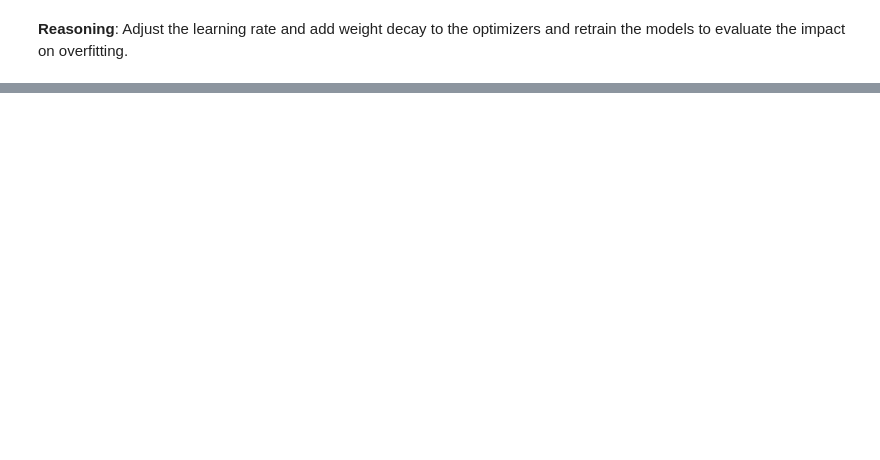
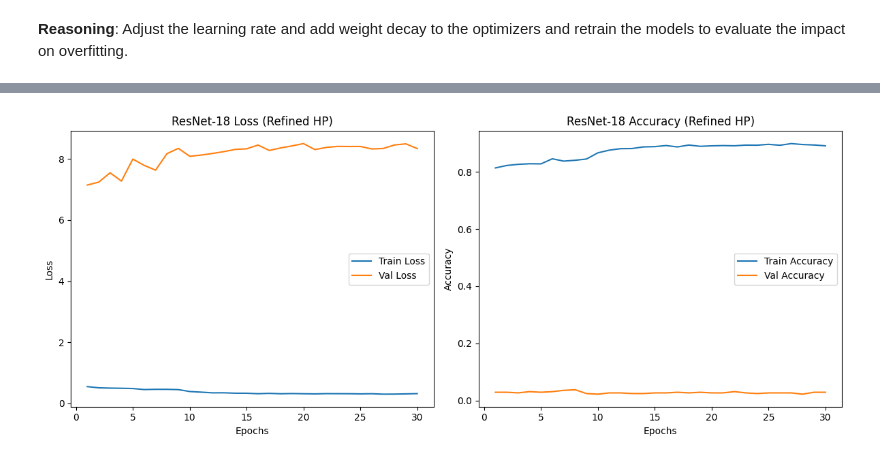
Before and after one commit to Manjunayak007-Ai/AI-Training-Project, a Jupyter notebook: Assignment_2.ipynb, the cells around one changed output, grey strips where cells are left out. Cells and saved outputs as stored; diff of their text form; code cells hidden in the pictures; blank space fills up the shorter version.

```diff
--- a/Assignment_2.ipynb
+++ b/Assignment_2.ipynb
@@ -803,0 +2186,84 @@ Epoch 0/4
+# %%
+import torch
+import torch.nn as nn
+import torch.optim as optim
+from torch.optim.lr_scheduler import ReduceLROnPlateau
+import os
+import matplotlib.pyplot as plt
+import numpy as np
+
+# Set device
+device = torch.device("cuda" if torch.cuda.is_available() else "cpu")
+print(f"Using device: {device}")
+
+# Ensure the model is on the correct device.
+# We will use the ResNet-18 model that was previously modified with Dropout layers.
+resnet18_model.to(device)
+
+# Define the criterion (loss function)
+criterion = nn.CrossEntropyLoss()
+
+# Define the optimizer for ResNet-18 with refined hyperparameters
+# Increased weight decay and a slightly lower learning rate compared to the last attempt
+optimizer_resnet18_refined = optim.Adam(resnet18_model.parameters(), lr=0.00005, weight_decay=1e-2) # Adjusted LR and increased WD
+
+# Define the learning rate scheduler
+# Keep ReduceLROnPlateau but potentially adjust patience and factor
+scheduler_resnet18_refined = ReduceLROnPlateau(optimizer_resnet18_refined, mode='min', factor=0.1, patience=7) # Increased patience
+
+# Define directory to save best models for this specific run
+tuned_model_save_dir_refined = "/content/drive/My Drive/trained_models_resnet18_refined_hp"
+os.makedirs(tuned_model_save_dir_refined, exist_ok=True)
+
+print("Starting training ResNet-18 with refined hyperparameters (Adam, lower LR, increased WD, ReduceLROnPlateau):")
+
+# Train ResNet-18 and capture history
+# Using the train_model function that handles ReduceLROnPlateau
+resnet18_model_trained_refined, resnet18_train_loss_refined, resnet18_train_acc_refined, resnet18_val_loss_refined, resnet18_val_acc_refined = train_model(
+    resnet18_model, criterion, optimizer_resnet18_refined, scheduler_resnet18_refined, train_dataloader, val_dataloader, num_epochs=30, device=device, save_dir=tuned_model_save_dir_refined) # Increased epochs
+
+# Evaluate ResNet-18 on the validation set
+print("\nEvaluating Refined ResNet-18 on validation set:")
+evaluate_model(resnet18_model_trained_refined, val_dataloader, device=device)
+
+# Print the final training and validation metrics for analysis
+print("\nFinal Metrics (ResNet-18 with Refined Hyperparameters):")
+print("-" * 40)
+if resnet18_train_loss_refined and resnet18_train_acc_refined and resnet18_val_loss_refined and resnet18_val_acc_refined:
+    print("ResNet-18 (Refined HP):")
+    print(f"  Final Training Loss: {resnet18_train_loss_refined[-1]:.4f}, Final Training Accuracy: {resnet18_train_acc_refined[-1]:.4f}")
+    print(f"  Final Validation Loss: {resnet18_val_loss_refined[-1]:.4f}, Final Validation Accuracy: {resnet18_val_acc_refined[-1]:.4f}")
+    print(f"  Best Validation Accuracy: {max(resnet18_val_acc_refined):.4f}")
+else:
+    print("ResNet-18 history data (Refined HP) is not available.")
+print("-" * 40)
+
+# Plotting the loss and accuracy curves for the retrained ResNet-18 model
+if resnet18_train_loss_refined and resnet18_val_loss_refined and resnet18_train_acc_refined and resnet18_val_acc_refined:
+    epochs = range(1, len(resnet18_train_loss_refined) + 1)
+
+    plt.figure(figsize=(12, 5))
+
+    # ResNet-18 Loss
+    plt.subplot(1, 2, 1)
+    plt.plot(epochs, resnet18_train_loss_refined, label='Train Loss')
+    plt.plot(epochs, resnet18_val_loss_refined, label='Val Loss')
+    plt.title('ResNet-18 Loss (Refined HP)')
+    plt.xlabel('Epochs')
+    plt.ylabel('Loss')
+    plt.legend()
+
+    # ResNet-18 Accuracy
+    plt.subplot(1, 2, 2)
+    plt.plot(epochs, resnet18_train_acc_refined, label='Train Accuracy')
+    plt.plot(epochs, resnet18_val_acc_refined, label='Val Accuracy')
+    plt.title('ResNet-18 Accuracy (Refined HP)')
+    plt.xlabel('Epochs')
+    plt.ylabel('Accuracy')
+    plt.legend()
+
+    plt.tight_layout()
+    plt.show()
+else:
+    print("\nCannot plot history: History data is not available for Refined ResNet-18.")
+# %% [output]
@@ -803,0 +2287 @@ Epoch 0/4
+[figure, added]
```
Also changed, not shown: parts of 137 cells of this notebook.
